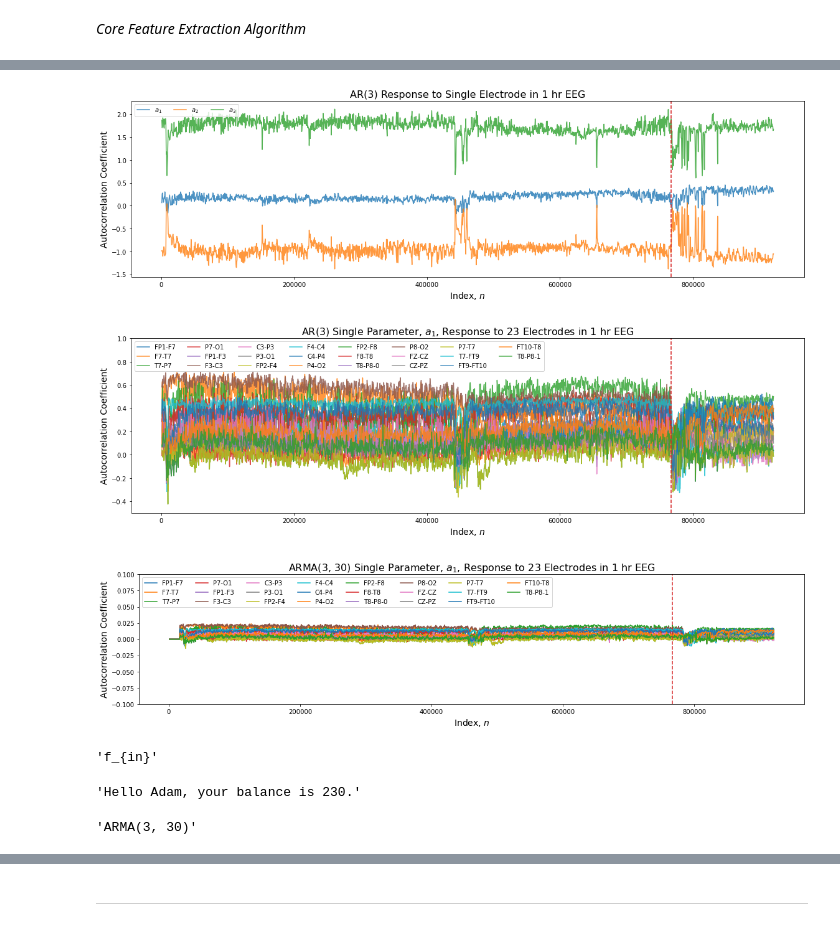
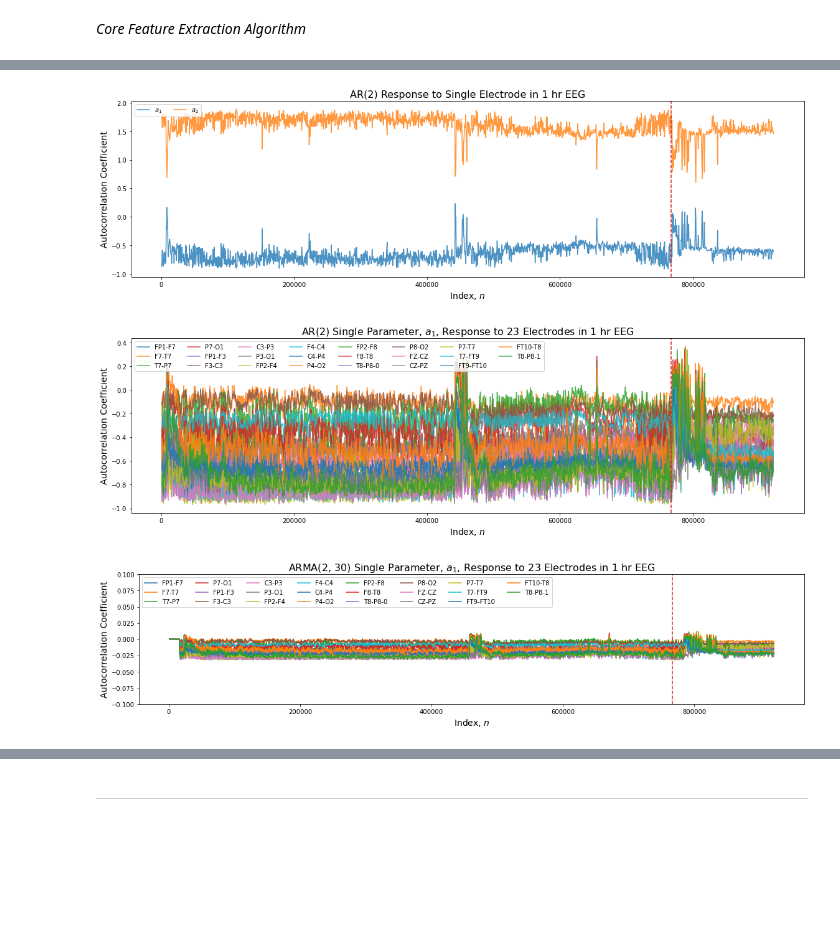
Before and after one commit to samisnotinsane/chbmit-seizure-prediction, a Jupyter notebook: feature_extraction/AR_response_multi_channel-Copy1.ipynb, the cells around one changed output, grey strips where cells are left out. Cells and saved outputs as stored; diff of their text form; code cells hidden in the pictures; blank space fills up the shorter version.

```diff
--- a/feature_extraction/AR_response_multi_channel-Copy1.ipynb
+++ b/feature_extraction/AR_response_multi_channel-Copy1.ipynb
@@ -29,7 +29,7 @@ print(EEG.shape)
 fs = raw.info['sfreq']   # sampling frequency (Hz)
 N = 512                  # fs = N*fp (N must be a natural number)
 fp = fs/N                # prediction frequency
-n_i = 3                  # AR model order
+n_i = 2                  # AR model order
 t_s = 1/fs               # Input signal time period
 n_c = EEG.shape[0]       # Number of EEG electrodes (channels)
 m = 30                   # MA parameter
@@ -114,23 +115,23 @@ plt.title(f'AR({n_i}) Response to Single Electrode in 1 hr EEG', fontsize=16)
 plt.tight_layout()
 plt.show()
 # %% [output]
-[figure, old version]
+[figure, new version]
 # %%
 a_1 = ar_hats[:,:,0]   # select first AR coefficient for all channels and for all times
 
 plt.figure(figsize=(16,5))
 for i in range(n_c):
     plt.plot(ar_index, a_1[:,i], label=f'{ch_names[i]}', alpha=0.8)
 plt.axvline(x=seizure_start_index, color='tab:red', ls='--')
 plt.xlabel(r'Index, $n$', fontsize=14)
 plt.ylabel('Autocorrelation Coefficient', fontsize=14)
-plt.ylim([-.5, 1])
+# plt.ylim([-.5, 1])
 plt.legend(loc=2, ncol=8)
 plt.title(f'AR({n_i}) Single Parameter, $a_1$, Response to 23 Electrodes in 1 hr EEG', fontsize=16)
 plt.tight_layout()
 plt.show()
 # %% [output]
-[figure, old version]
+[figure, new version]
 # %%
 ar_1 = ars[:, :, 0] # select first AR coefficient for all channels and for all times
 
@@ -146,19 +147,7 @@ plt.title(f'ARMA{n_i, m} Single Parameter, $a_1$, Response to 23 Electrodes in 1
 plt.tight_layout()
 plt.show()
 # %% [output]
-[figure, old version]
+[figure, new version]
-# %%
-'f_{{{0}}}'.format('in')
-# %% [output]
-'f_{in}'
-# %%
-'Hello {0}, your balance is {1}.'.format('Adam', 230)
-# %% [output]
-'Hello Adam, your balance is 230.'
-# %%
-"ARMA({order}, {lag})".format(order=n_i, lag=m)
-# %% [output]
-'ARMA(3, 30)'
 # %%
 fig, axs = plt.subplots(n_i, 1, figsize=(16, 10), sharex=True, facecolor='w', edgecolor='k')
 fig.subplots_adjust(hspace = .8, wspace=.001)
```
Also changed, not shown: parts of 3 cells of this notebook.
